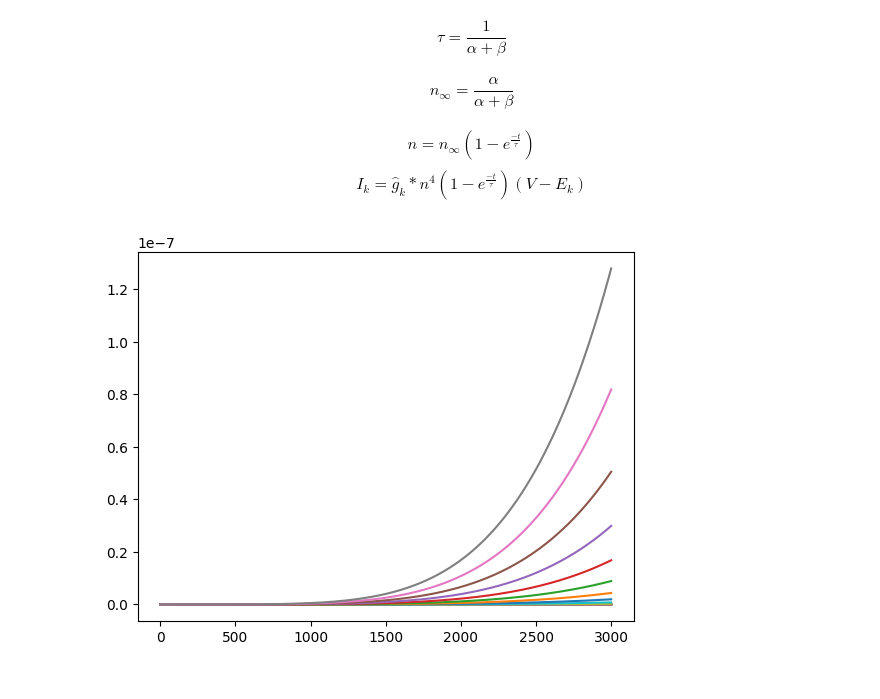
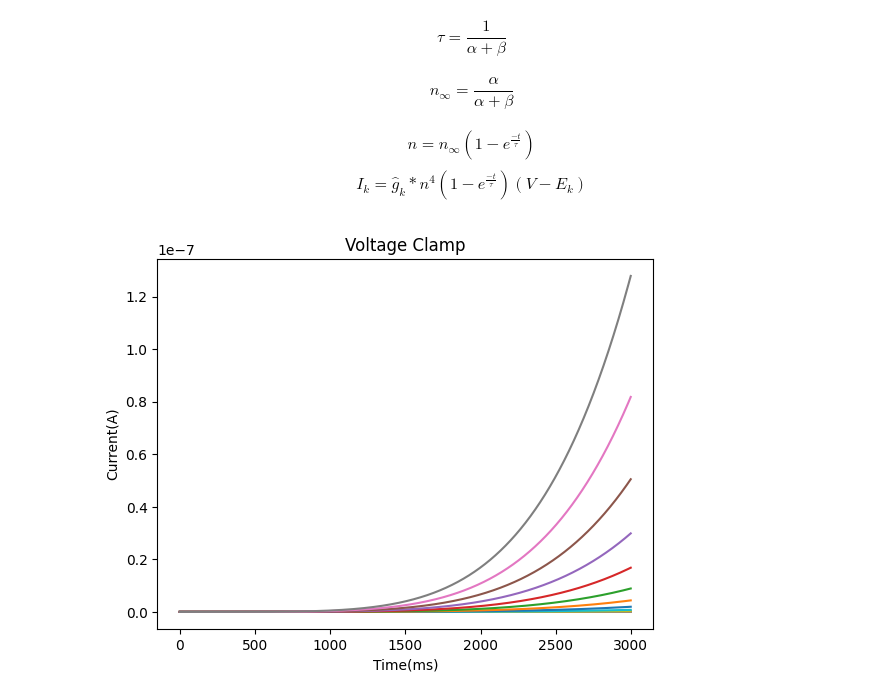
Before and after one commit to galevy88/Hodgkin_And_Huxley_Find_Params, a Jupyter notebook: main.ipynb, the cells around one changed output. Cells and saved outputs as stored; diff of their text form; code cells hidden in the pictures.

```diff
--- a/main.ipynb
+++ b/main.ipynb
@@ -42,8 +42,8 @@ TIMES_SIZE = 3000
 V_ARR = [-90, -80, -70, -60, -50, -40, -30, -20, -10, 0, 10, 20, 30, 40, 50, 60, 70, 80]
 TIMES = np.linspace(0,0.003, num=TIMES_SIZE)
 # %%
-mat = np.arange(TIMES_SIZE*V_ARR_SIZE, dtype=float)
-mat.shape=(TIMES_SIZE,V_ARR_SIZE)
+Matrix = np.zeros(TIMES_SIZE*V_ARR_SIZE, dtype=float)
+Matrix.shape=(TIMES_SIZE,V_ARR_SIZE)
 i = 0
 j = 0
 for V in V_ARR:
@@ -54,14 +54,19 @@ for V in V_ARR:
         n_inf = alpha / (alpha + beta)
         n = n_inf * (1 - np.exp(-t/tau))
         Ik = Gk_hat * np.power(n , 4) * (1 - np.exp(-t/tau)) * (V - Ek)
-        mat[j,i] = float(Ik)
+        Matrix[j,i] = float(Ik)
         j+=1
     j = 0
     i += 1
+# %%
+df = pd.DataFrame(Matrix)
+print(Matrix)
+print(df)
 # %%
-df = pd.DataFrame(mat)
+
+plt.title("Voltage Clamp")
 plt.xlabel("Time(ms)")
 plt.ylabel("Current(A)")
 plt.plot(df);
 # %% [output]
-[figure, old version]
+[figure, new version]
```
